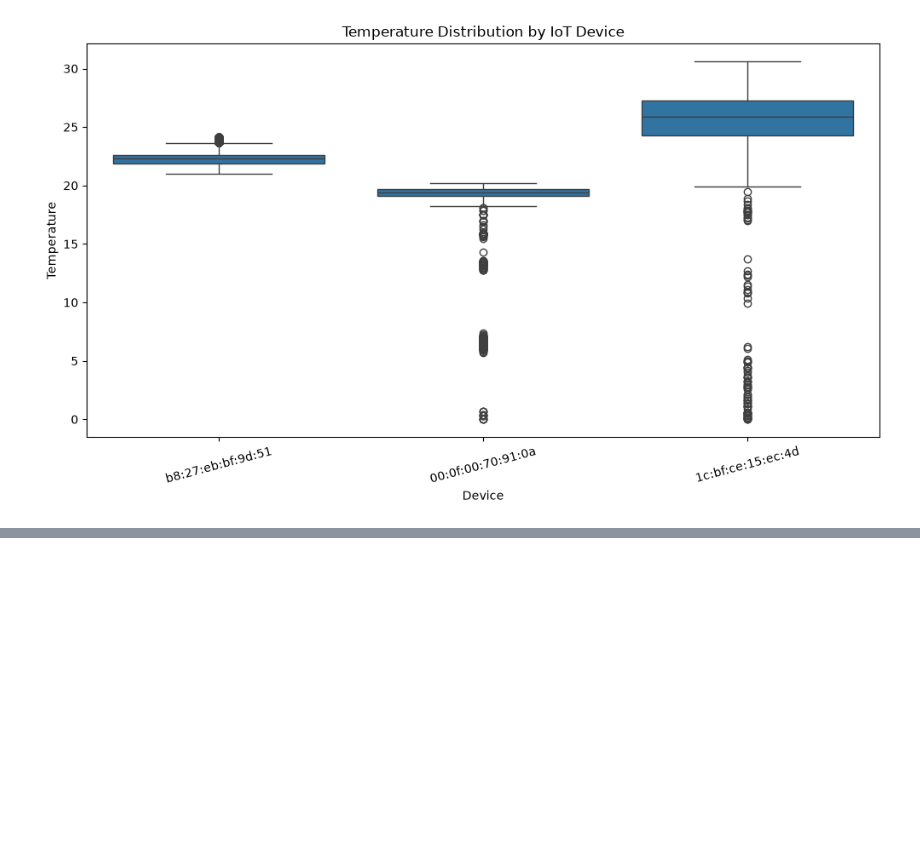
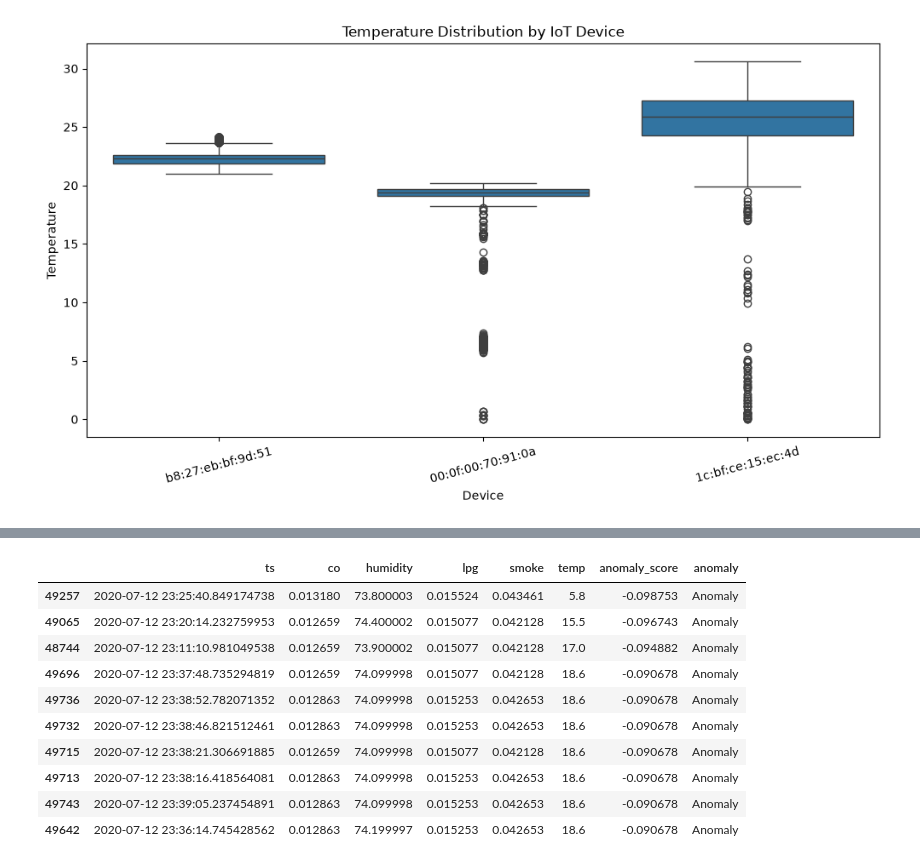
Before and after one commit to rahul-gitt/IoT-Sensor-Data-Validator, a Jupyter notebook: main.ipynb, the cells around one changed output, grey strips where cells are left out. Saved outputs shown, nothing was run; the diff lists cells and outputs as text; code cells hidden in the pictures; blank space fills up the shorter version.

```diff
--- a/main.ipynb
+++ b/main.ipynb
@@ -171,0 +300,3 @@ plt.show()
+# %%
+df["light"] = df["light"].astype(int)
+df["motion"] = df["motion"].astype(int)
@@ -171,0 +327,25 @@ plt.show()
+# %%
+df["anomaly_score"] = model.decision_function(X)
+
+anomalies = df[df["anomaly"] == "Anomaly"].sort_values(
+    "anomaly_score"
+)
+
+display(
+    anomalies[
+        ["ts", "co", "humidity", "lpg", "smoke", "temp",
+         "anomaly_score", "anomaly"]
+    ].head(10)
+)
+# %% [output]
+|  | ts | co | humidity | lpg | smoke | temp | anomaly_score | anomaly |
+| 49257 | 2020-07-12 23:25:40.849174738 | 0.013180 | 73.800003 | 0.015524 | 0.043461 | 5.8 | -0.098753 | Anomaly |
+| 49065 | 2020-07-12 23:20:14.232759953 | 0.012659 | 74.400002 | 0.015077 | 0.042128 | 15.5 | -0.096743 | Anomaly |
+| 48744 | 2020-07-12 23:11:10.981049538 | 0.012659 | 73.900002 | 0.015077 | 0.042128 | 17.0 | -0.094882 | Anomaly |
+| 49696 | 2020-07-12 23:37:48.735294819 | 0.012659 | 74.099998 | 0.015077 | 0.042128 | 18.6 | -0.090678 | Anomaly |
+| 49736 | 2020-07-12 23:38:52.782071352 | 0.012863 | 74.099998 | 0.015253 | 0.042653 | 18.6 | -0.090678 | Anomaly |
+| 49732 | 2020-07-12 23:38:46.821512461 | 0.012863 | 74.099998 | 0.015253 | 0.042653 | 18.6 | -0.090678 | Anomaly |
+| 49715 | 2020-07-12 23:38:21.306691885 | 0.012659 | 74.099998 | 0.015077 | 0.042128 | 18.6 | -0.090678 | Anomaly |
+| 49713 | 2020-07-12 23:38:16.418564081 | 0.012863 | 74.099998 | 0.015253 | 0.042653 | 18.6 | -0.090678 | Anomaly |
+| 49743 | 2020-07-12 23:39:05.237454891 | 0.012863 | 74.099998 | 0.015253 | 0.042653 | 18.6 | -0.090678 | Anomaly |
+| 49642 | 2020-07-12 23:36:14.745428562 | 0.012863 | 74.199997 | 0.015253 | 0.042653 | 18.6 | -0.090678 | Anomaly |
```
Also changed, not shown: parts of 15 cells of this notebook, 1 other file.
